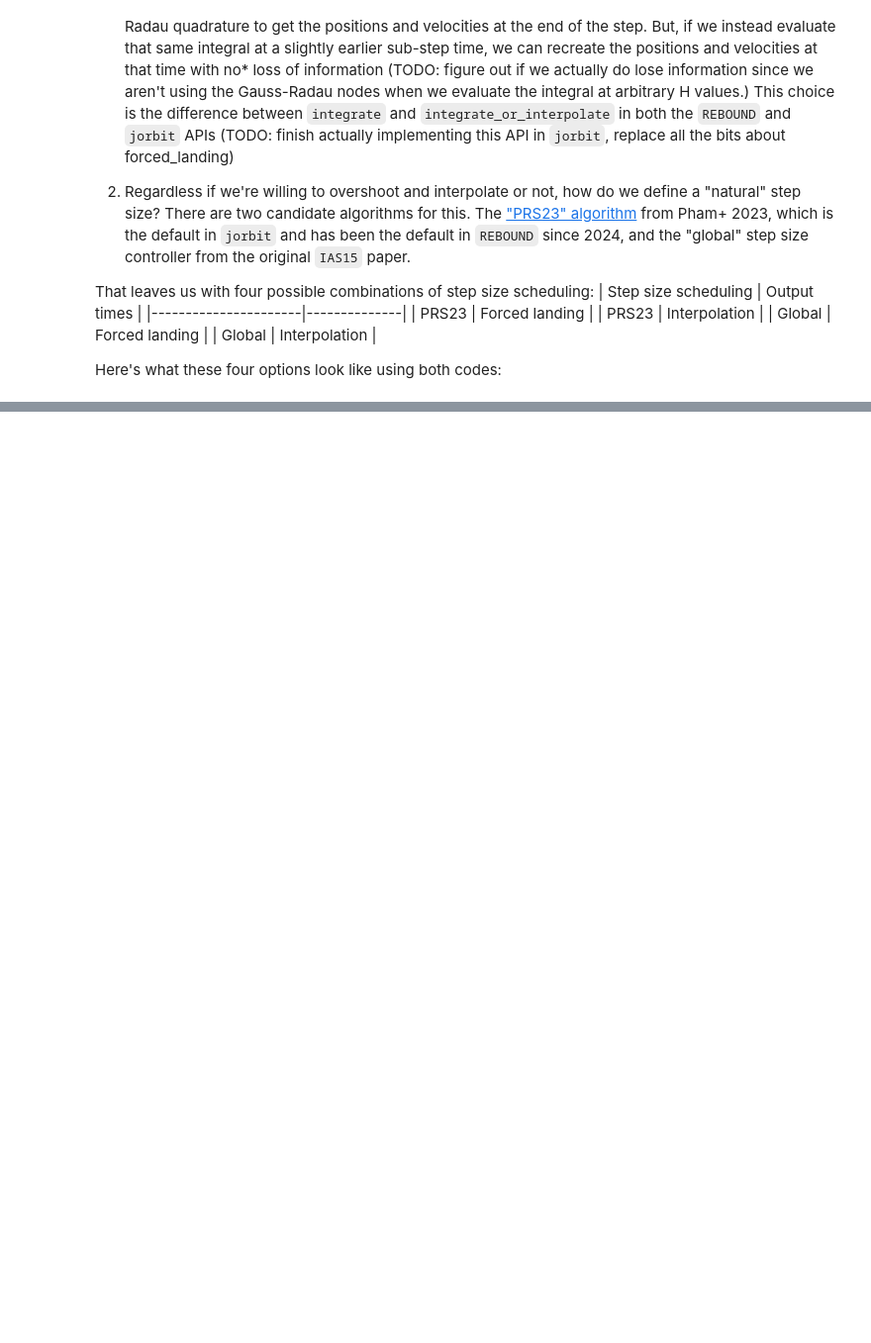
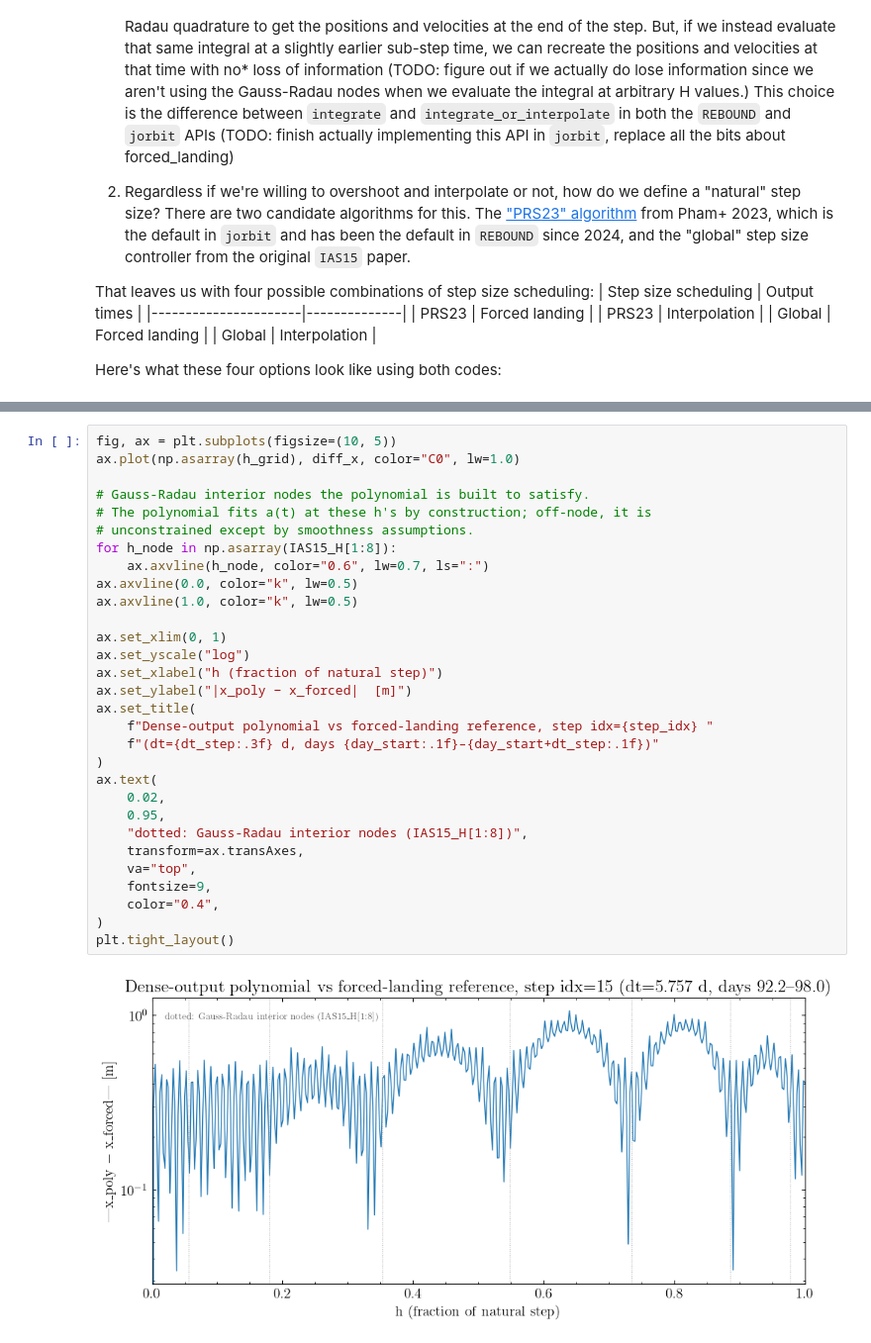
Before and after one commit to ben-cassese/jorbit, a Jupyter notebook: docs/tutorials/step_sizes.ipynb, the cells around one changed output, grey strips where cells are left out. Shown at 99% size. Drawn from its saved outputs; the diff is of its cells as text; blank space fills up the shorter version.

```diff
--- a/docs/tutorials/step_sizes.ipynb
+++ b/docs/tutorials/step_sizes.ipynb
@@ -264,0 +439,32 @@ ax.legend()
+# %%
+fig, ax = plt.subplots(figsize=(10, 5))
+ax.plot(np.asarray(h_grid), diff_x, color="C0", lw=1.0)
+
+# Gauss-Radau interior nodes the polynomial is built to satisfy.
+# The polynomial fits a(t) at these h's by construction; off-node, it is
+# unconstrained except by smoothness assumptions.
+for h_node in np.asarray(IAS15_H[1:8]):
+    ax.axvline(h_node, color="0.6", lw=0.7, ls=":")
+ax.axvline(0.0, color="k", lw=0.5)
+ax.axvline(1.0, color="k", lw=0.5)
+
+ax.set_xlim(0, 1)
+ax.set_yscale("log")
+ax.set_xlabel("h (fraction of natural step)")
+ax.set_ylabel("|x_poly − x_forced|  [m]")
+ax.set_title(
+    f"Dense-output polynomial vs forced-landing reference, step idx={step_idx} "
+    f"(dt={dt_step:.3f} d, days {day_start:.1f}–{day_start+dt_step:.1f})"
+)
+ax.text(
+    0.02,
+    0.95,
+    "dotted: Gauss-Radau interior nodes (IAS15_H[1:8])",
+    transform=ax.transAxes,
+    va="top",
+    fontsize=9,
+    color="0.4",
+)
+plt.tight_layout()
+# %% [output]
+[figure, added]
```
Also changed, not shown: parts of 27 cells of this notebook, 11 other files.
